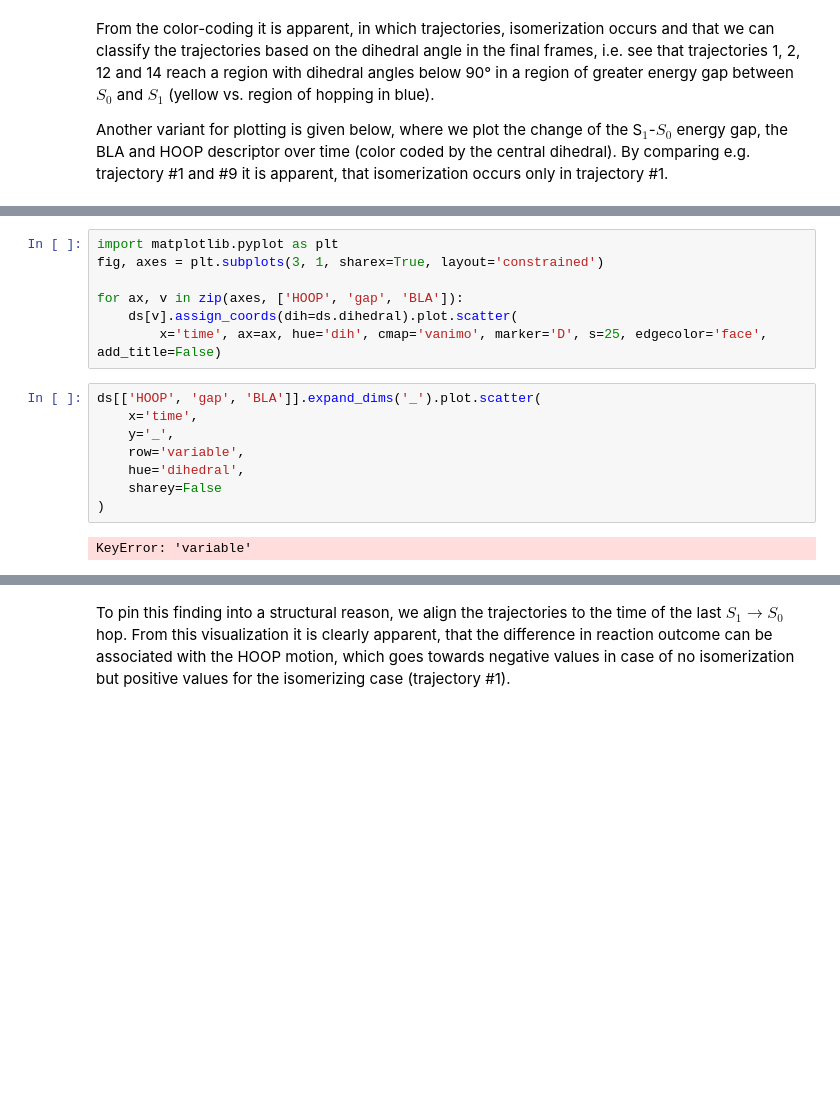
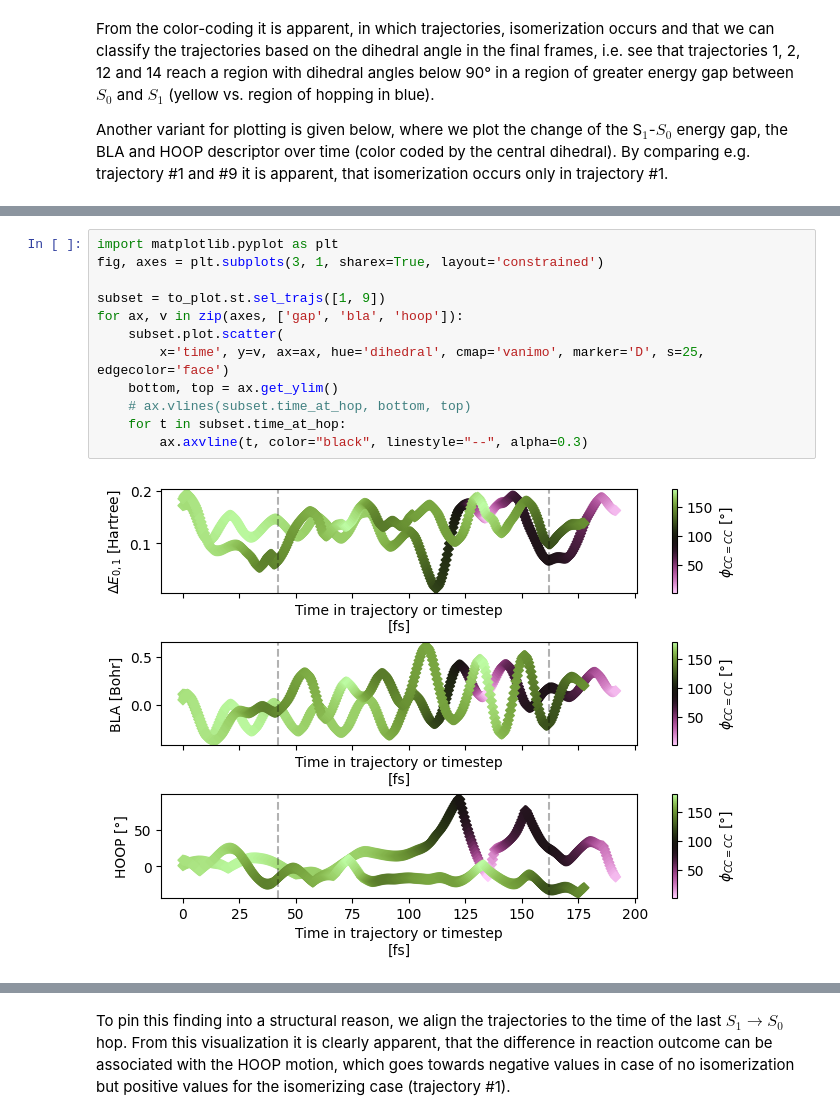
Before and after one commit to SHNITSEL/shnitsel-tools, a Jupyter notebook: tutorials/2_4_new_geo_retinal.ipynb, the cells around one changed output, grey strips where cells are left out. Cells and saved outputs as stored; diff of their text form; blank space fills up the shorter version.

```diff
--- a/tutorials/2_4_new_geo_retinal.ipynb
+++ b/tutorials/2_4_new_geo_retinal.ipynb
@@ -389,17 +280,14 @@ lo.Overlay.HOOP.collate()
 # %%
 import matplotlib.pyplot as plt
 fig, axes = plt.subplots(3, 1, sharex=True, layout='constrained')
 
-for ax, v in zip(axes, ['HOOP', 'gap', 'BLA']):
-    ds[v].assign_coords(dih=ds.dihedral).plot.scatter(
-        x='time', ax=ax, hue='dih', cmap='vanimo', marker='D', s=25, edgecolor='face', add_title=False)
+subset = to_plot.st.sel_trajs([1, 9])
+for ax, v in zip(axes, ['gap', 'bla', 'hoop']):
+    subset.plot.scatter(
+        x='time', y=v, ax=ax, hue='dihedral', cmap='vanimo', marker='D', s=25, edgecolor='face')
+    bottom, top = ax.get_ylim()
+    # ax.vlines(subset.time_at_hop, bottom, top)
+    for t in subset.time_at_hop:
+        ax.axvline(t, color="black", linestyle="--", alpha=0.3)
+# %% [output]
+[figure, added]
-# %%
-ds[['HOOP', 'gap', 'BLA']].expand_dims('_').plot.scatter(
-    x='time',
-    y='_',
-    row='variable',
-    hue='dihedral',
-    sharey=False
-)
-# %% [output]
-KeyError: 'variable'
```
Also changed, not shown: parts of 38 cells of this notebook.
